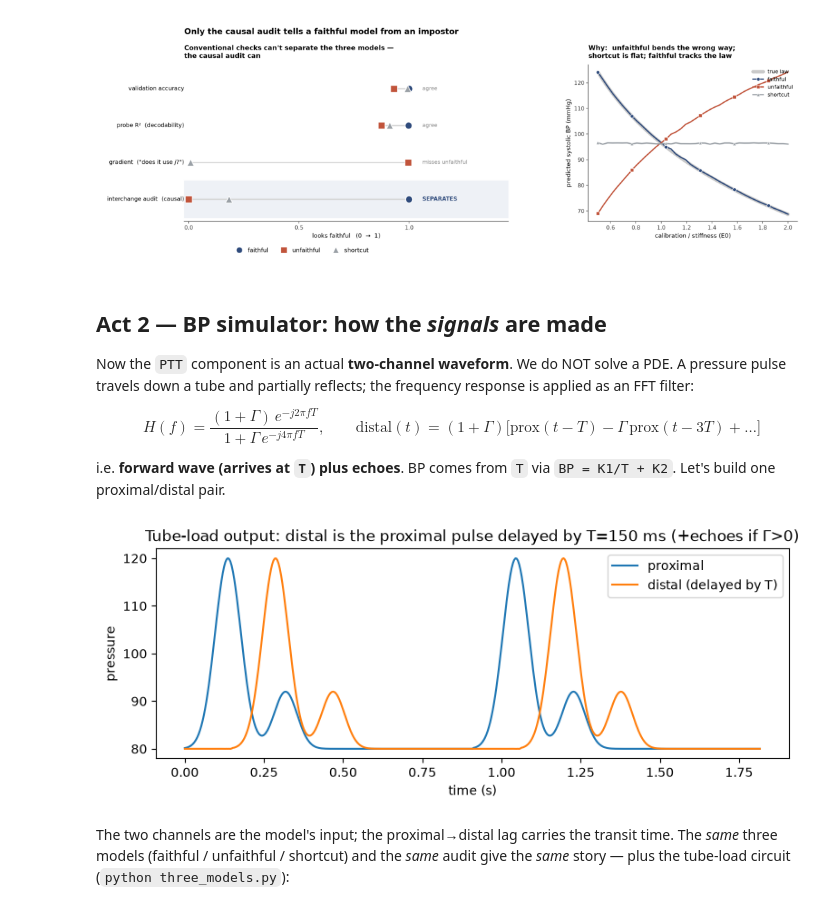
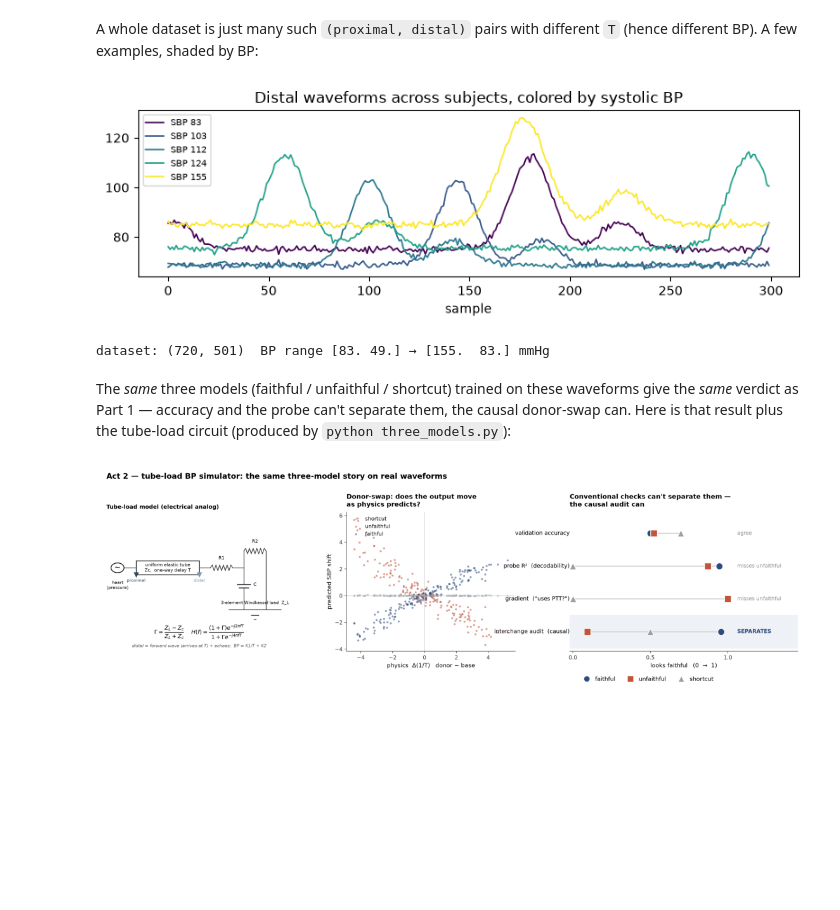
Before and after one commit to masonkadem/restrain, a Jupyter notebook: bp_faithfulness/walkthrough.ipynb, the cells around one changed output. Drawn from its saved outputs; the diff is of its cells as text; code cells hidden in the pictures; blank space fills up the shorter version.

```diff
--- a/bp_faithfulness/walkthrough.ipynb
+++ b/bp_faithfulness/walkthrough.ipynb
@@ -45,32 +154,29 @@ The three models are trained on this (faithful), an inverted law (unfaithful), o
+# %% [markdown]
+A whole dataset is just many such `(proximal, distal)` pairs with different `T` (hence different BP). A few examples, shaded by BP:
+# %%
+from bpf.config import load_config
+from bpf.dataset import generate_dataset
+cfg = load_config()
+ds = generate_dataset(cfg, gamma=0.0, pep_sd_ms=0.0, seed=1)
+order = np.argsort(ds.bp[:,0])
+plt.figure(figsize=(8,2.8))
+for k in np.linspace(0, len(order)-1, 5).astype(int):
+    j = order[k]; sbp = ds.bp[j,0]
+    shade = plt.cm.viridis((sbp-ds.bp[:,0].min())/np.ptp(ds.bp[:,0]))
+    plt.plot(ds.dist[j][:300], color=shade, lw=1.2, label=f"SBP {sbp:.0f}")
+plt.title("Distal waveforms across subjects, colored by systolic BP")
+plt.xlabel("sample"); plt.legend(fontsize=7); plt.tight_layout(); plt.show()
+print("dataset:", ds.prox.shape, " BP range", ds.bp.min(0).round(0), "→", ds.bp.max(0).round(0), "mmHg")
+# %% [output]
+[figure, added]
+dataset: (720, 501)  BP range [83. 49.] → [155.  83.] mmHg
+# %% [markdown]
+The *same* three models (faithful / unfaithful / shortcut) trained on these
+waveforms give the *same* verdict as Part 1 — accuracy and the probe can't
+separate them, the causal donor-swap can. Here is that result plus the tube-load
+circuit (produced by `python three_models.py`):
 # %%
 import matplotlib.image as mpimg
-img = mpimg.imread("../results/causal_mediation_toy/hero.png")
-plt.figure(figsize=(13, 4.5)); plt.imshow(img); plt.axis("off"); plt.show()
+plt.figure(figsize=(15,4.5)); plt.imshow(mpimg.imread("results/bp_three_models.png")); plt.axis("off"); plt.show()
 # %% [output]
-[figure, old version]
+[figure, new version]
-# %% [markdown]
-## Act 2 — BP simulator: how the *signals* are made
-
-Now the `PTT` component is an actual **two-channel waveform**. We do NOT solve a
-PDE. A pressure pulse travels down a tube and partially reflects; the frequency
-response is applied as an FFT filter:
-
-$$H(f)=\frac{(1+\Gamma)\,e^{-j2\pi fT}}{1+\Gamma\,e^{-j4\pi fT}},\qquad
-\text{distal}(t) = (1+\Gamma)\big[\text{prox}(t-T)-\Gamma\,\text{prox}(t-3T)+\dots\big]$$
-
-i.e. **forward wave (arrives at `T`) plus echoes**. BP comes from `T` via
-`BP = K1/T + K2`. Let's build one proximal/distal pair.
-# %%
-from bpf.simulator import make_proximal_waveform, apply_tube_load
-fs, hr, T, gamma = 250, 66, 0.15, 0.0
-t, prox = make_proximal_waveform(fs, hr, n_beats=2)
-dist = apply_tube_load(prox, fs, T, gamma)
-plt.figure(figsize=(9,3))
-plt.plot(t, prox, label="proximal"); plt.plot(t, dist, label="distal (delayed by T)")
-plt.xlabel("time (s)"); plt.ylabel("pressure"); plt.legend()
-plt.title(f"Tube-load output: distal is the proximal pulse delayed by T={int(T*1000)} ms (+echoes if Γ>0)")
-plt.show()
-# %% [output]
-[figure, removed]
-# %% [markdown]
-The two channels are the model's input; the proximal→distal lag carries the transit time. The *same* three models (faithful / unfaithful / shortcut) and the *same* audit give the *same* story — plus the tube-load circuit (`python three_models.py`):
```
Also changed, not shown: parts of 18 cells of this notebook.
